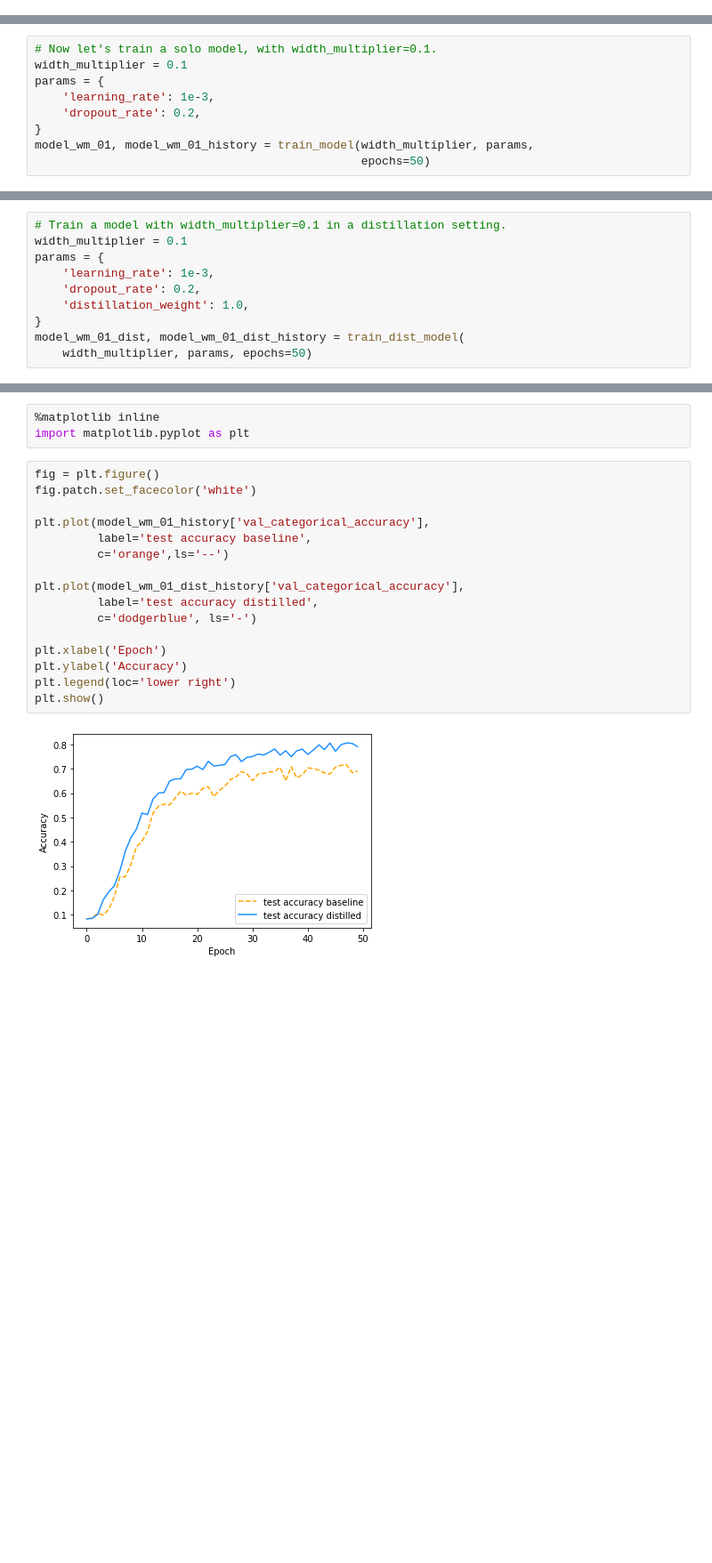
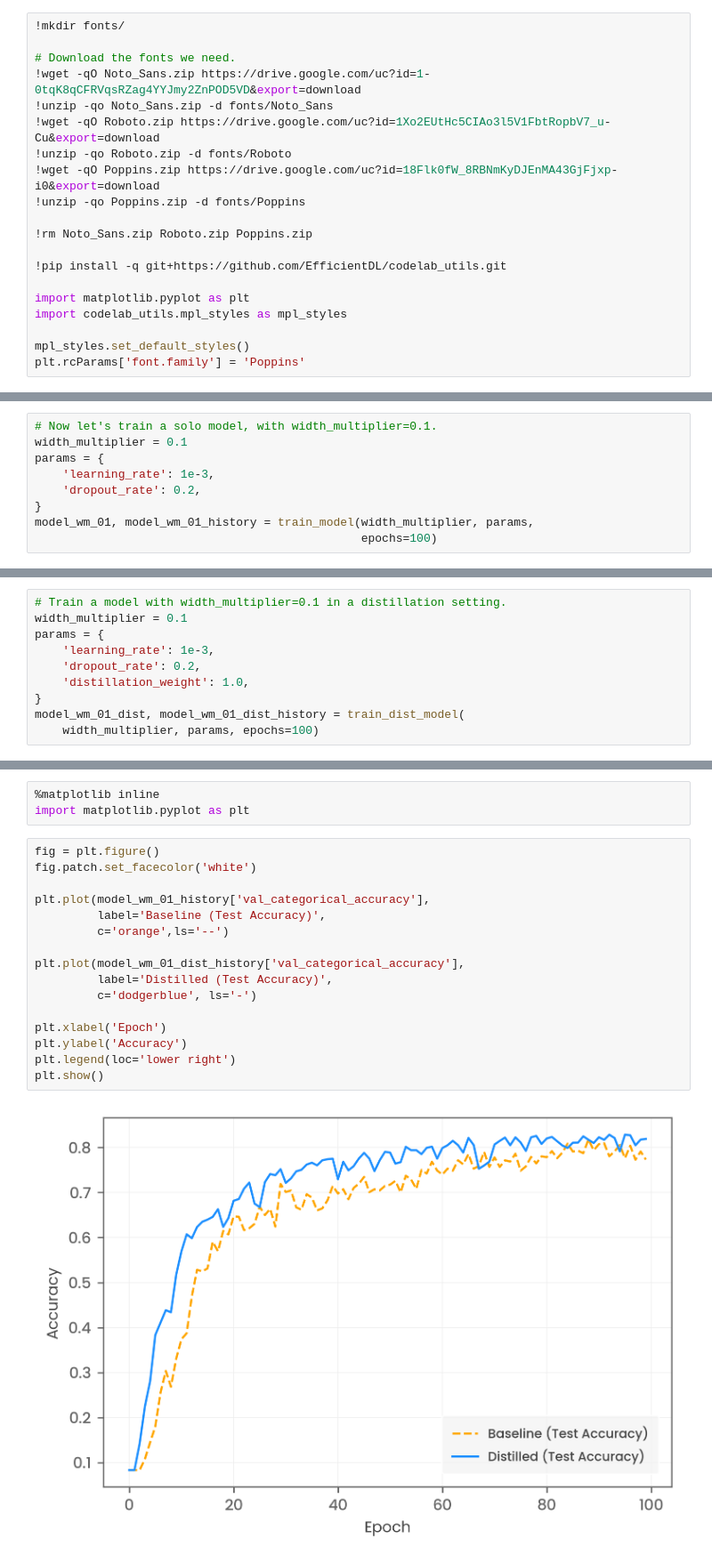
Before and after one commit to EfficientDL/book, a Jupyter notebook: codelabs/Chapter-03-Learning-Techniques/Speech-Distillation.ipynb, the cells around one changed output, grey strips where cells are left out. Shown: that part at 89% size. Saved outputs shown, nothing was run; the diff lists cells and outputs as text; blank space fills up the shorter version.

```diff
--- a/codelabs/Chapter-03-Learning-Techniques/Speech-Distillation.ipynb
+++ b/codelabs/Chapter-03-Learning-Techniques/Speech-Distillation.ipynb
@@ -11,0 +11,20 @@ from keras.utils import np_utils
+# %%
+!mkdir fonts/
+
+# Download the fonts we need.
+!wget -qO Noto_Sans.zip https://drive.google.com/uc?id=1-0tqK8qCFRVqsRZag4YYJmy2ZnPOD5VD&export=download
+!unzip -qo Noto_Sans.zip -d fonts/Noto_Sans
+!wget -qO Roboto.zip https://drive.google.com/uc?id=1Xo2EUtHc5CIAo3l5V1FbtRopbV7_u-Cu&export=download
+!unzip -qo Roboto.zip -d fonts/Roboto
+!wget -qO Poppins.zip https://drive.google.com/uc?id=18Flk0fW_8RBNmKyDJEnMA43GjFjxp-i0&export=download
+!unzip -qo Poppins.zip -d fonts/Poppins
+
+!rm Noto_Sans.zip Roboto.zip Poppins.zip
+
+!pip install -q git+https://github.com/EfficientDL/codelab_utils.git
+
+import matplotlib.pyplot as plt
+import codelab_utils.mpl_styles as mpl_styles
+
+mpl_styles.set_default_styles()
+plt.rcParams['font.family'] = 'Poppins'
@@ -283,5 +305,5 @@ params = {
     'dropout_rate': 0.2,
 }
 model_wm_01, model_wm_01_history = train_model(width_multiplier, params,
-                                               epochs=50)
+                                               epochs=100)
 # %% [output]
@@ -408,5 +430,5 @@ params = {
     'distillation_weight': 1.0,
 }
 model_wm_01_dist, model_wm_01_dist_history = train_dist_model(
-    width_multiplier, params, epochs=50)
+    width_multiplier, params, epochs=100)
 # %% [output]
@@ -441,18 +463,18 @@ import matplotlib.pyplot as plt
 # %%
 fig = plt.figure()
 fig.patch.set_facecolor('white')
 
 plt.plot(model_wm_01_history['val_categorical_accuracy'],
-         label='test accuracy baseline',
+         label='Baseline (Test Accuracy)',
          c='orange',ls='--')
 
 plt.plot(model_wm_01_dist_history['val_categorical_accuracy'],
-         label='test accuracy distilled',
+         label='Distilled (Test Accuracy)',
          c='dodgerblue', ls='-')
 
 plt.xlabel('Epoch')
 plt.ylabel('Accuracy')
 plt.legend(loc='lower right')
 plt.show()
 # %% [output]
-[figure, old version]
+[figure, new version]
```
Also changed, not shown: parts of 11 cells of this notebook.
